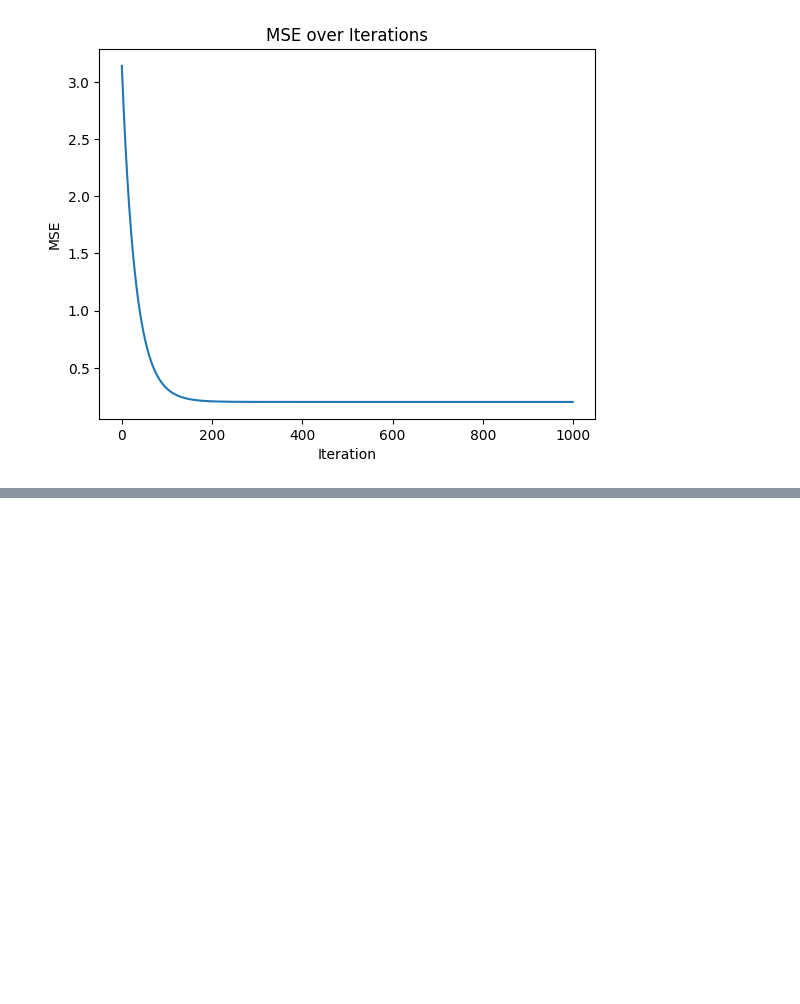
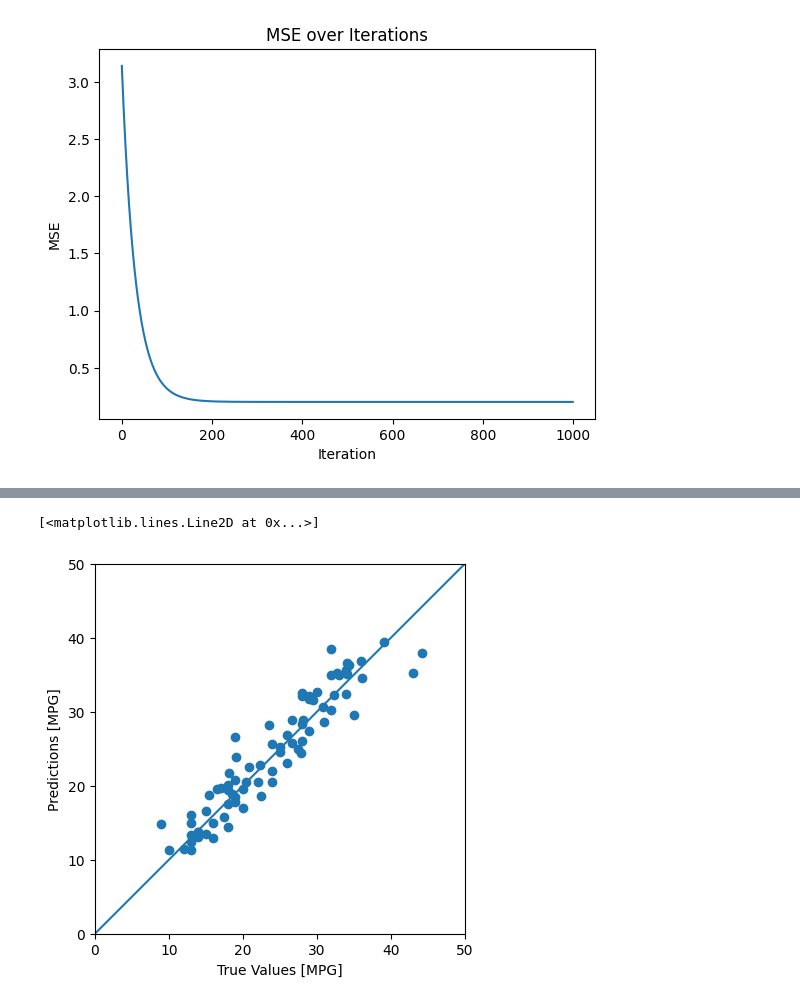
Before and after one commit to Dongubak/jupyter, a Jupyter notebook: tensorflowkeras/ch2.ipynb, the cells around one changed output, grey strips where cells are left out. Drawn from its saved outputs; the diff is of its cells as text; code cells hidden in the pictures; blank space fills up the shorter version.

```diff
--- a/tensorflowkeras/ch2.ipynb
+++ b/tensorflowkeras/ch2.ipynb
@@ -269,0 +366,11 @@ Epoch 100/100
+# %%
+y_pred = model.predict(test_features).flatten()
+a = plt.axes(aspect='equal')
+plt.scatter(test_labels, y_pred)
+plt.xlabel('True Values [MPG]')
+plt.ylabel('Predictions [MPG]')
+lims = [0, 50]
+plt.xlim(lims)
+plt.ylim(lims)
+plt.plot(lims, lims)
+# %% [output]
@@ -269,0 +378,2 @@ Epoch 100/100
+[<matplotlib.lines.Line2D at 0x...>]
+[figure, added]
```
Also changed, not shown: parts of 9 cells of this notebook, 2 other files.
